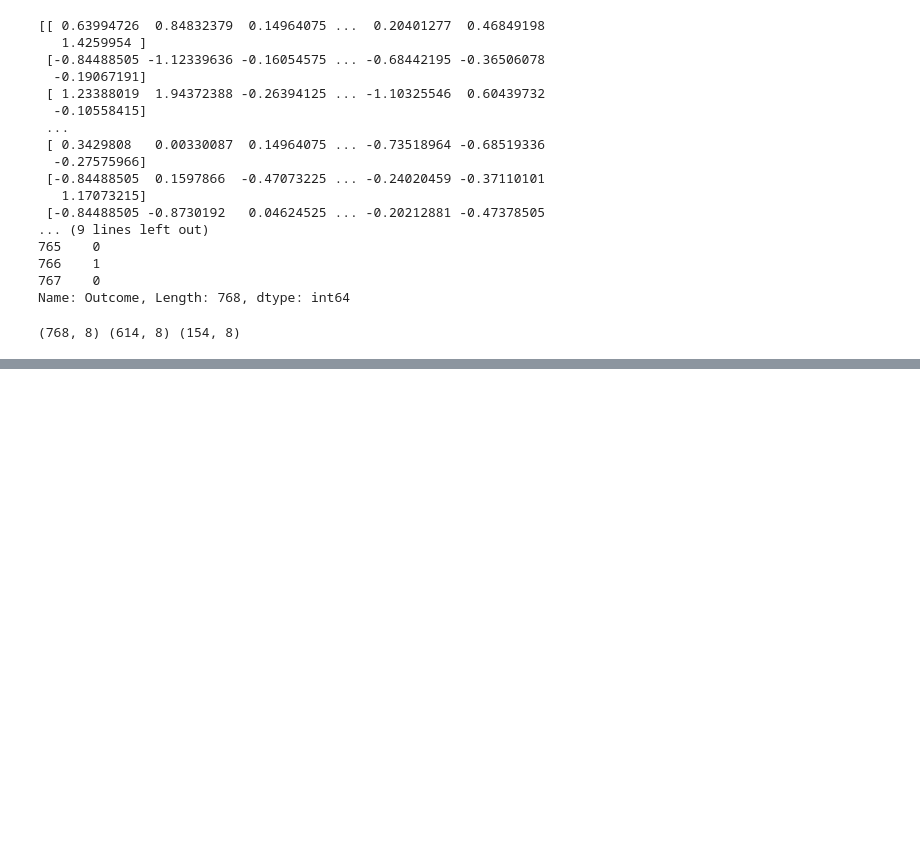
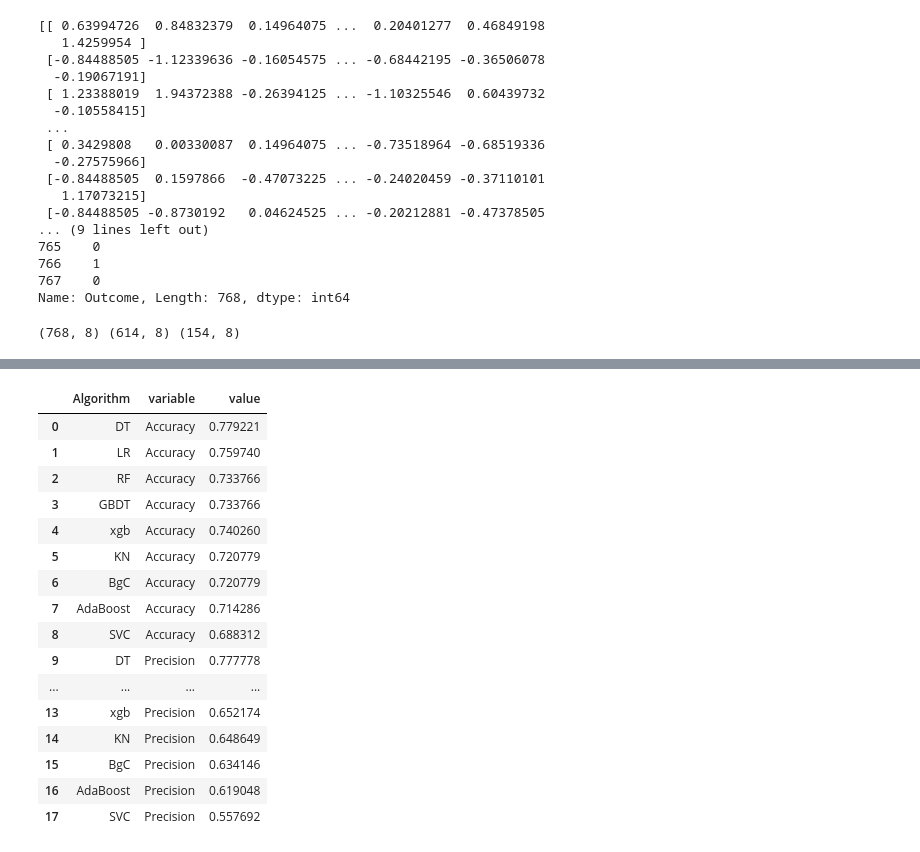
Before and after one commit to 2003Siddhant/Diabetes-Prediction, a Jupyter notebook: Diabetes_Prediction_1.ipynb, the cells around one changed output, grey strips where cells are left out. Cells and saved outputs as stored; diff of their text form; code cells hidden in the pictures; blank space fills up the shorter version.

```diff
--- a/Diabetes_Prediction_1.ipynb
+++ b/Diabetes_Prediction_1.ipynb
@@ -159,0 +266,20 @@ training_data_accuracy = accuracy_score(X_train_prediction, Y_train)
+# %%
+performance_df1
+# %% [output]
+|  | Algorithm | variable | value |
+| 0 | DT | Accuracy | 0.779221 |
+| 1 | LR | Accuracy | 0.759740 |
+| 2 | RF | Accuracy | 0.733766 |
+| 3 | GBDT | Accuracy | 0.733766 |
+| 4 | xgb | Accuracy | 0.740260 |
+| 5 | KN | Accuracy | 0.720779 |
+| 6 | BgC | Accuracy | 0.720779 |
+| 7 | AdaBoost | Accuracy | 0.714286 |
+| 8 | SVC | Accuracy | 0.688312 |
+| 9 | DT | Precision | 0.777778 |
+| ... | ... | ... | ... |
+| 13 | xgb | Precision | 0.652174 |
+| 14 | KN | Precision | 0.648649 |
+| 15 | BgC | Precision | 0.634146 |
+| 16 | AdaBoost | Precision | 0.619048 |
+| 17 | SVC | Precision | 0.557692 |
```
Also changed, not shown: parts of 18 cells of this notebook.
